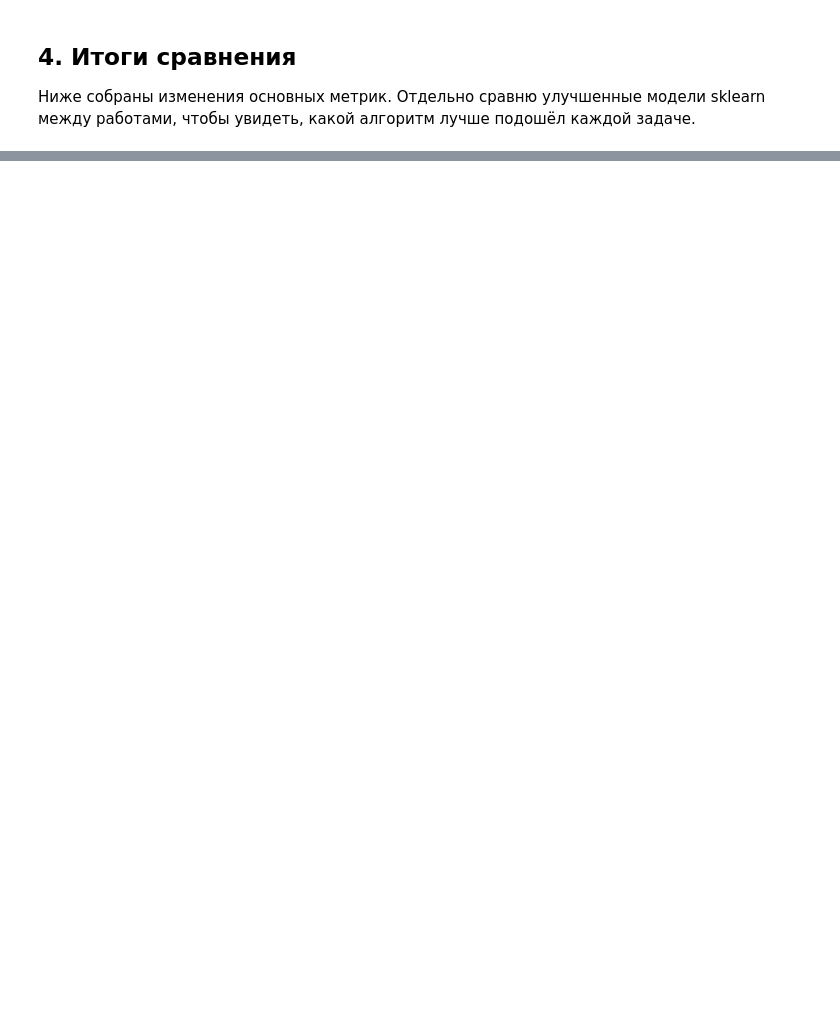
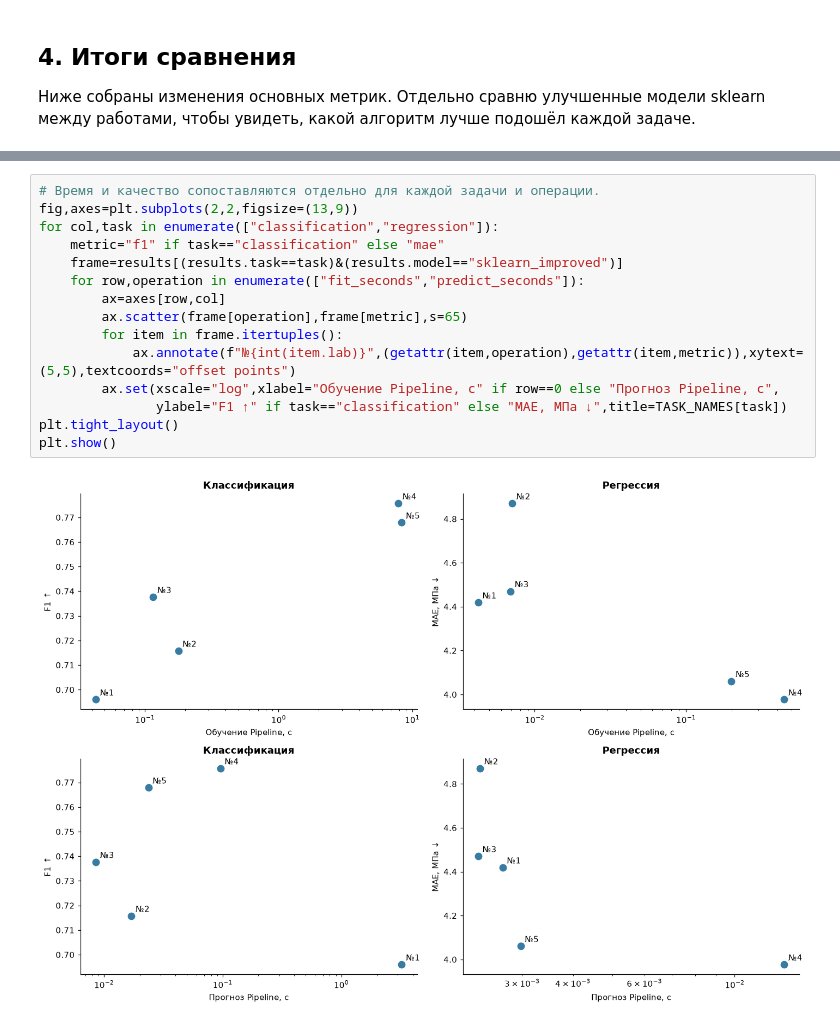
Before and after one commit to sergey162/AI-Frameworks, a Jupyter notebook: comparison.ipynb, the cells around one changed output, grey strips where cells are left out. Saved outputs shown, nothing was run; the diff lists cells and outputs as text; blank space fills up the shorter version.

```diff
--- a/comparison.ipynb
+++ b/comparison.ipynb
@@ -406,0 +428,17 @@ holdout или вложенной CV. Кредитный набор синтет
+# %%
+# Время и качество сопоставляются отдельно для каждой задачи и операции.
+fig,axes=plt.subplots(2,2,figsize=(13,9))
+for col,task in enumerate(["classification","regression"]):
+    metric="f1" if task=="classification" else "mae"
+    frame=results[(results.task==task)&(results.model=="sklearn_improved")]
+    for row,operation in enumerate(["fit_seconds","predict_seconds"]):
+        ax=axes[row,col]
+        ax.scatter(frame[operation],frame[metric],s=65)
+        for item in frame.itertuples():
+            ax.annotate(f"№{int(item.lab)}",(getattr(item,operation),getattr(item,metric)),xytext=(5,5),textcoords="offset points")
+        ax.set(xscale="log",xlabel="Обучение Pipeline, с" if row==0 else "Прогноз Pipeline, с",
+               ylabel="F1 ↑" if task=="classification" else "MAE, МПа ↓",title=TASK_NAMES[task])
+plt.tight_layout()
+plt.show()
+# %% [output]
+[figure, added]
```
Also changed, not shown: parts of 16 cells of this notebook, 43 other files.
